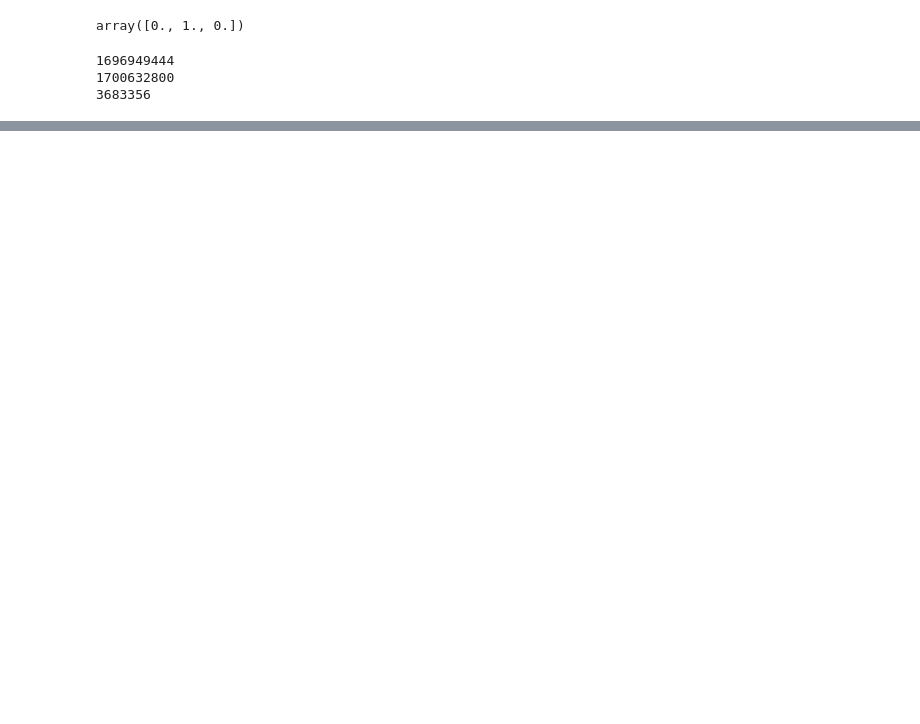
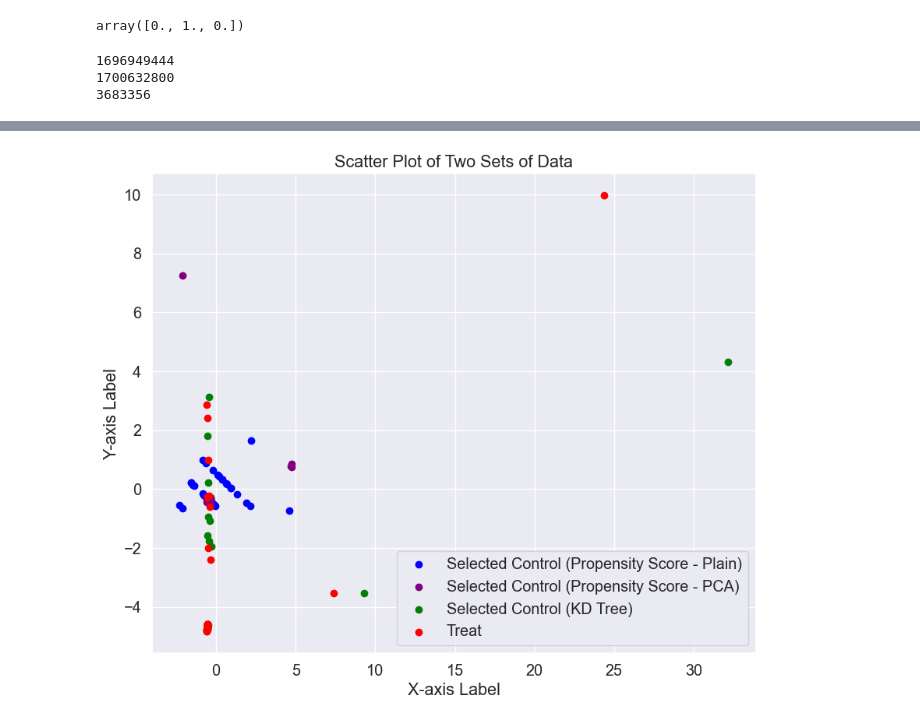
Before and after one commit to jellyfish45/Reddit-Crawler-Data, a Jupyter notebook: Dataset Expansion/feature_creation.ipynb, the cells around one changed output, grey strips where cells are left out. Cells and saved outputs as stored; diff of their text form; code cells hidden in the pictures; blank space fills up the shorter version.

```diff
--- a/Dataset Expansion/feature_creation.ipynb
+++ b/Dataset Expansion/feature_creation.ipynb
@@ -465,2 +445,2 @@ tree = KDTree(data)
 # %%
-dist, matched_indices = tree.query([r.get_data() for r in query_redditors], k = 1)
+dist, matched_indices = tree.query(new_query_redditors, k = 1)
@@ -488,0 +520,8 @@ ExtremeAthlete
+# %%
+from sklearn.decomposition import PCA
+
+import pandas as pd
+
+# combined_data = new_data + new_query_redditors
+combined_data = np.concatenate((new_data, new_query_redditors))
+keys =  treat_redditors[0].all_data_keys
@@ -488,0 +656,4 @@ ExtremeAthlete
+# %%
+propensity_matched_users = [final_treat_usernames[int(i)] for j in result_dict.values() for i in j]
+propensity_score_data = [new_data[int(i)] for j in result_dict.values() for i in j]
+print(propensity_matched_users)
@@ -488,0 +662,5 @@ ExtremeAthlete
+# %%
+#match based on PCA of higher size than two
+pca = PCA(n_components=66)
+pca.fit_transform(combined_data)
+print(sum(pca.explained_variance_ratio_), pca.explained_variance_ratio_)
@@ -488,0 +775,31 @@ ExtremeAthlete
+# %%
+import matplotlib.pyplot as plt
+
+# Extract x and y coordinates from the data
+# x1, y1 = zip(*principalComponents)
+x2, y2 = zip(*query_components)
+x3, y3 = zip(*selected_control)
+x4, y4 = zip(*propensity_users)
+x5, y5 = zip(*propensity_pca_users)
+
+# Create a scatter plot with different colors for each set
+# plt.scatter(x1, y1, color='blue', label='All Other')
+
+
+plt.scatter(x4, y4, color='blue', label='Selected Control (Propensity Score - Plain)')
+plt.scatter(x5, y5, color='purple', label='Selected Control (Propensity Score - PCA)')
+plt.scatter(x3, y3, color='green', label='Selected Control (KD Tree)')
+plt.scatter(x2, y2, color='red', label='Treat')
+
+# Add labels and title
+plt.xlabel('X-axis Label')
+plt.ylabel('Y-axis Label')
+plt.title('Scatter Plot of Two Sets of Data')
+
+# Add legend
+plt.legend()
+
+# Show the plot
+plt.show()
+# %% [output]
+[figure, added]
```
Also changed, not shown: parts of 35 cells of this notebook, 6 other files.
